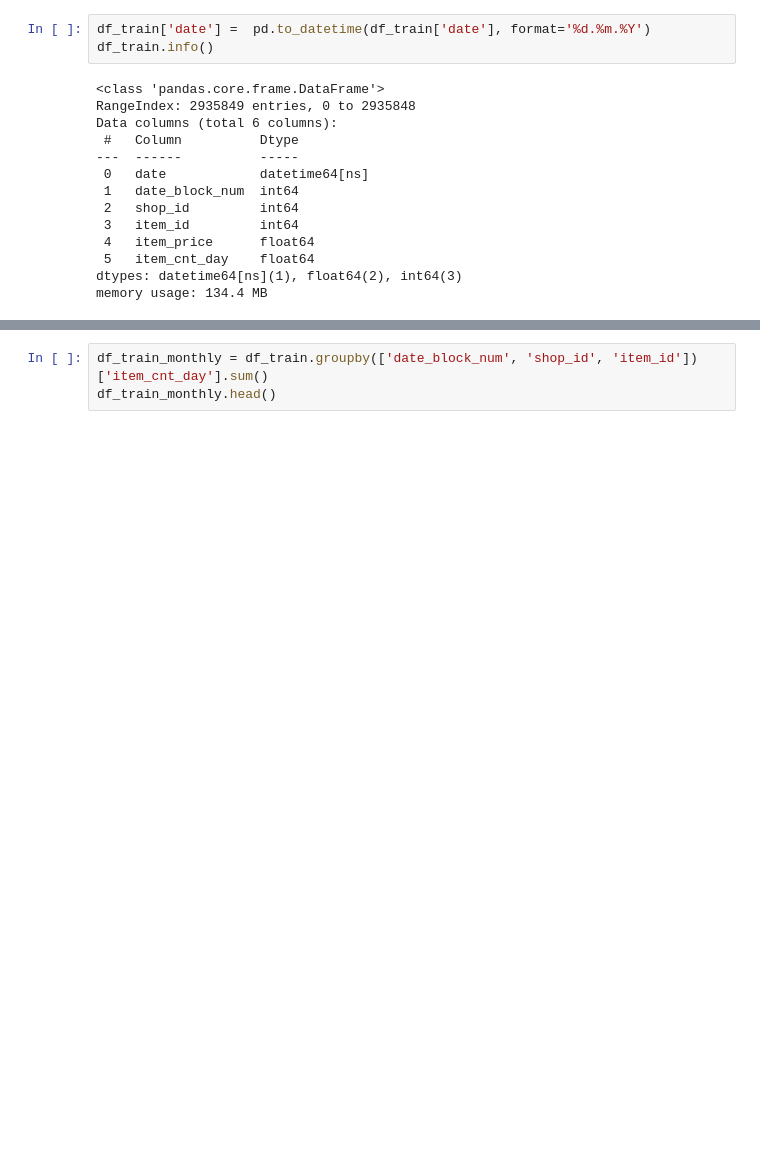
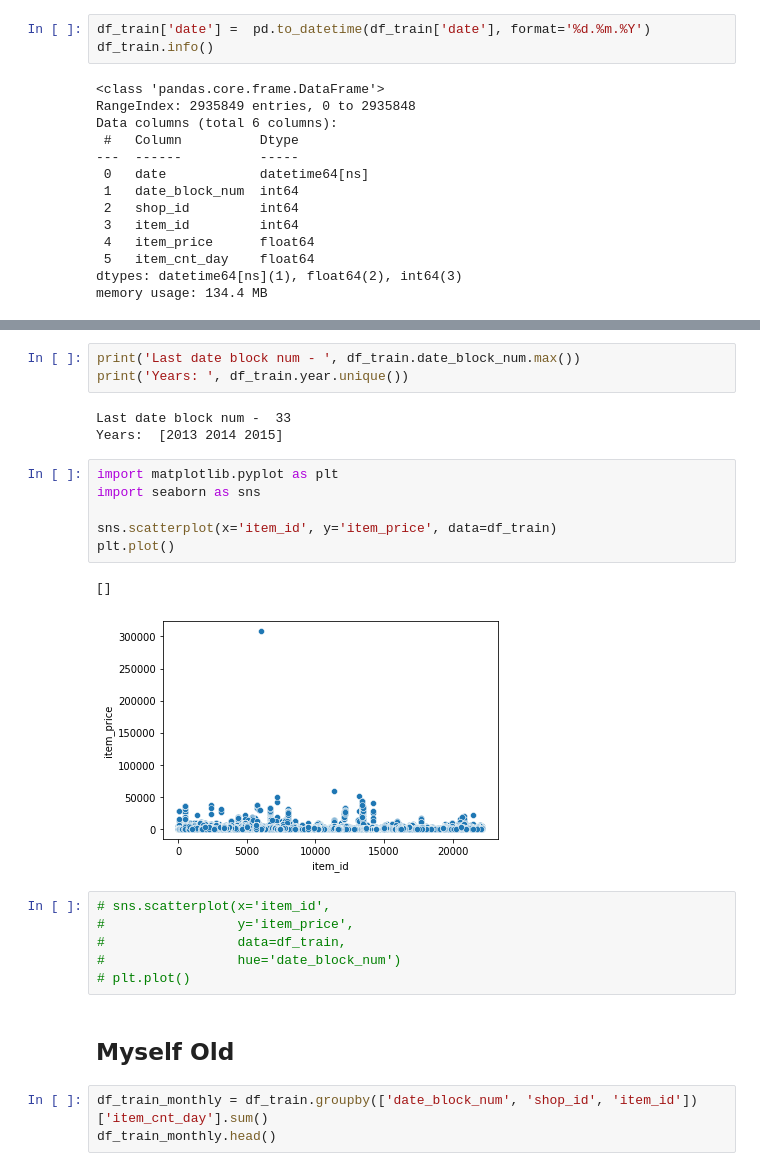
Before and after one commit to TayJen/HSE-Practice, a Jupyter notebook: HSE Final Project: Predict Future Sales.ipynb, the cells around one changed output, grey strips where cells are left out. Cells and saved outputs as stored; diff of their text form; blank space fills up the shorter version.

```diff
--- a/HSE Final Project: Predict Future Sales.ipynb
+++ b/HSE Final Project: Predict Future Sales.ipynb
@@ -284,3 +272,26 @@ df_train.describe()
+# %%
+print('Last date block num - ', df_train.date_block_num.max())
+print('Years: ', df_train.year.unique())
+# %% [output]
+Last date block num -  33
+Years:  [2013 2014 2015]
+# %%
+import matplotlib.pyplot as plt
+import seaborn as sns
+
+sns.scatterplot(x='item_id', y='item_price', data=df_train)
+plt.plot()
+# %% [output]
+[]
+[figure, added]
+# %%
+# sns.scatterplot(x='item_id',
+#                 y='item_price',
+#                 data=df_train,
+#                 hue='date_block_num')
+# plt.plot()
+# %% [markdown]
+## Myself Old
 # %%
 df_train_monthly = df_train.groupby(['date_block_num', 'shop_id', 'item_id'])['item_cnt_day'].sum()
 df_train_monthly.head()
```
Also changed, not shown: parts of 35 cells of this notebook.
